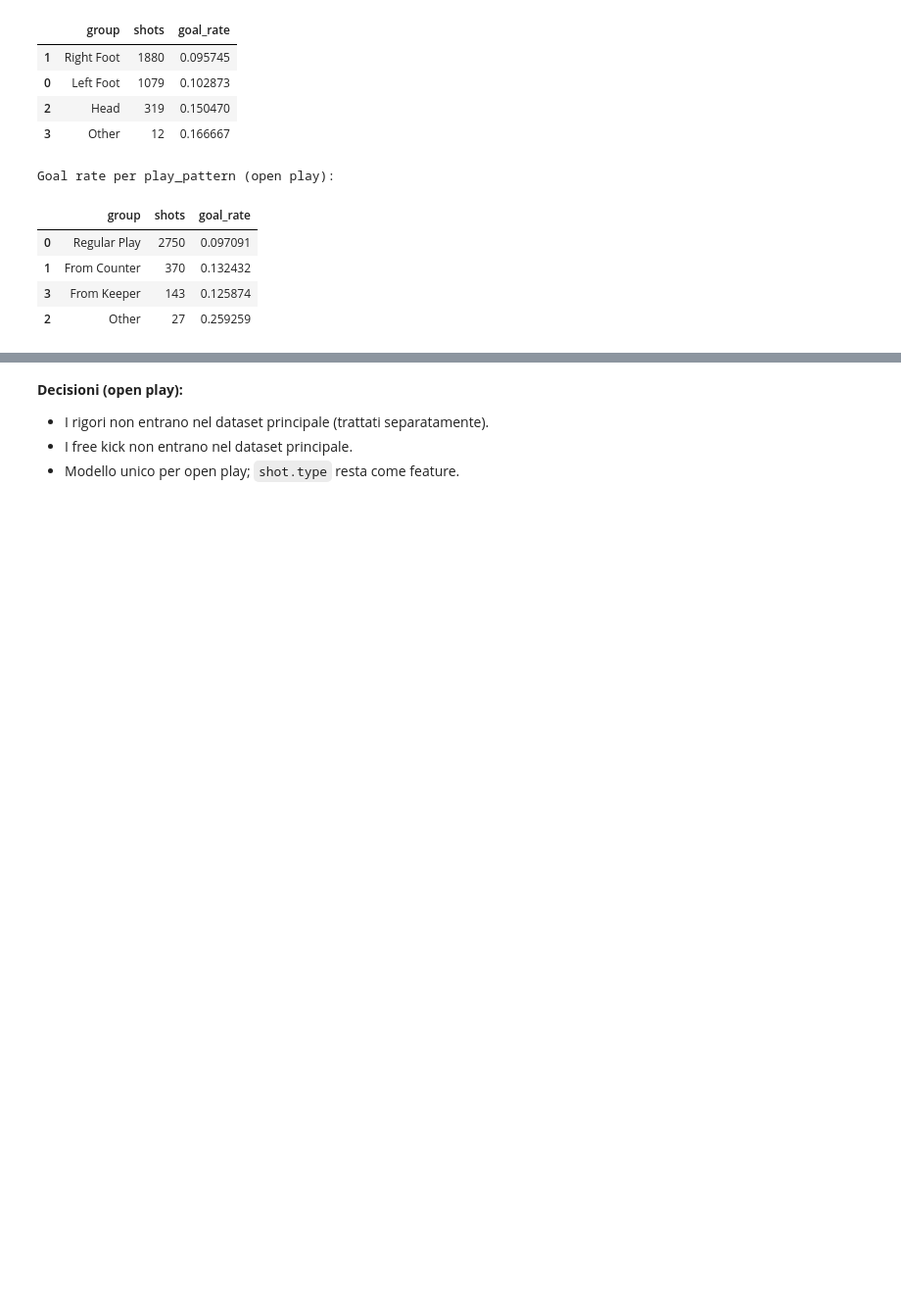
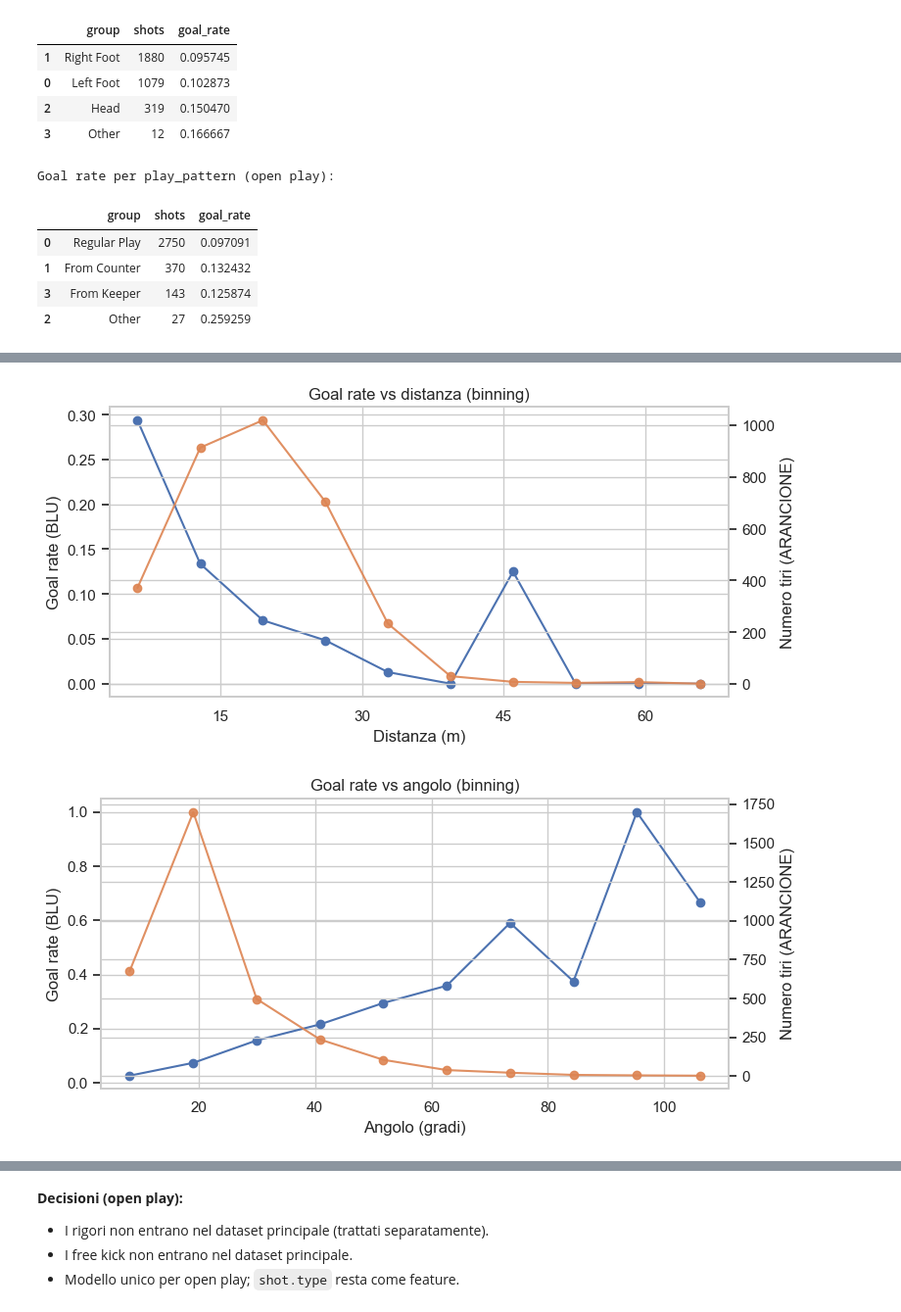
Before and after one commit to lollokomotiv/sport_code_repo, a Jupyter notebook: xgoals_project/xg_notebook_statsbomb.ipynb, the cells around one changed output, grey strips where cells are left out. Shown at 98% size. Drawn from its saved outputs; the diff is of its cells as text; code cells hidden in the pictures; blank space fills up the shorter version.

Commit message:
Codice Binning e Grafici Binning

```diff
--- a/xgoals_project/xg_notebook_statsbomb.ipynb
+++ b/xgoals_project/xg_notebook_statsbomb.ipynb
@@ -415,0 +488,51 @@ Goal rate per play_pattern (open play):
+# %%
+# Visualizzazione: goal rate + numero tiri per bin (assi continui)
+import matplotlib.pyplot as plt
+from matplotlib.ticker import MaxNLocator
+import math
+
+# Distanza
+agg_dist = df_geom.groupby('dist_bin').agg(goal_rate=('goal', 'mean'), shots=('goal', 'size')).reset_index()
+agg_dist['bin_center'] = agg_dist['dist_bin'].apply(lambda x: (x.left + x.right) / 2)
+agg_dist = agg_dist.sort_values('bin_center')
+
+fig, ax1 = plt.subplots(figsize=(8, 4))
+ax2 = ax1.twinx()
+
+# Linea continua per goal rate
+ax1.plot(agg_dist['bin_center'], agg_dist['goal_rate'], color='#4C72B0', marker='o')
+ax1.set_title('Goal rate vs distanza (binning)')
+ax1.set_xlabel('Distanza (m)')
+ax1.set_ylabel('Goal rate (BLU)')
+ax1.xaxis.set_major_locator(MaxNLocator(6))
+
+# Linea per numero tiri
+ax2.plot(agg_dist['bin_center'], agg_dist['shots'], color='#DD8452', marker='o', alpha=0.9)
+ax2.set_ylabel('Numero tiri (ARANCIONE)')
+
+plt.tight_layout()
+plt.show()
+
+# Angolo (convertito in gradi per leggibilità)
+agg_angle = df_geom.groupby('angle_bin').agg(goal_rate=('goal', 'mean'), shots=('goal', 'size')).reset_index()
+agg_angle['bin_center_rad'] = agg_angle['angle_bin'].apply(lambda x: (x.left + x.right) / 2)
+agg_angle['bin_center_deg'] = agg_angle['bin_center_rad'].apply(math.degrees)
+agg_angle = agg_angle.sort_values('bin_center_deg')
+
+fig, ax1 = plt.subplots(figsize=(8, 4))
+ax2 = ax1.twinx()
+
+ax1.plot(agg_angle['bin_center_deg'], agg_angle['goal_rate'], color='#4C72B0', marker='o')
+ax1.set_title('Goal rate vs angolo (binning)')
+ax1.set_xlabel('Angolo (gradi)')
+ax1.set_ylabel('Goal rate (BLU)')
+ax1.xaxis.set_major_locator(MaxNLocator(6))
+
+ax2.plot(agg_angle['bin_center_deg'], agg_angle['shots'], color='#DD8452', marker='o', alpha=0.9)
+ax2.set_ylabel('Numero tiri (ARANCIONE)')
+
+plt.tight_layout()
+plt.show()
+# %% [output]
+[figure, added]
+[figure, added]
```
Also changed, not shown: parts of 4 cells of this notebook.
